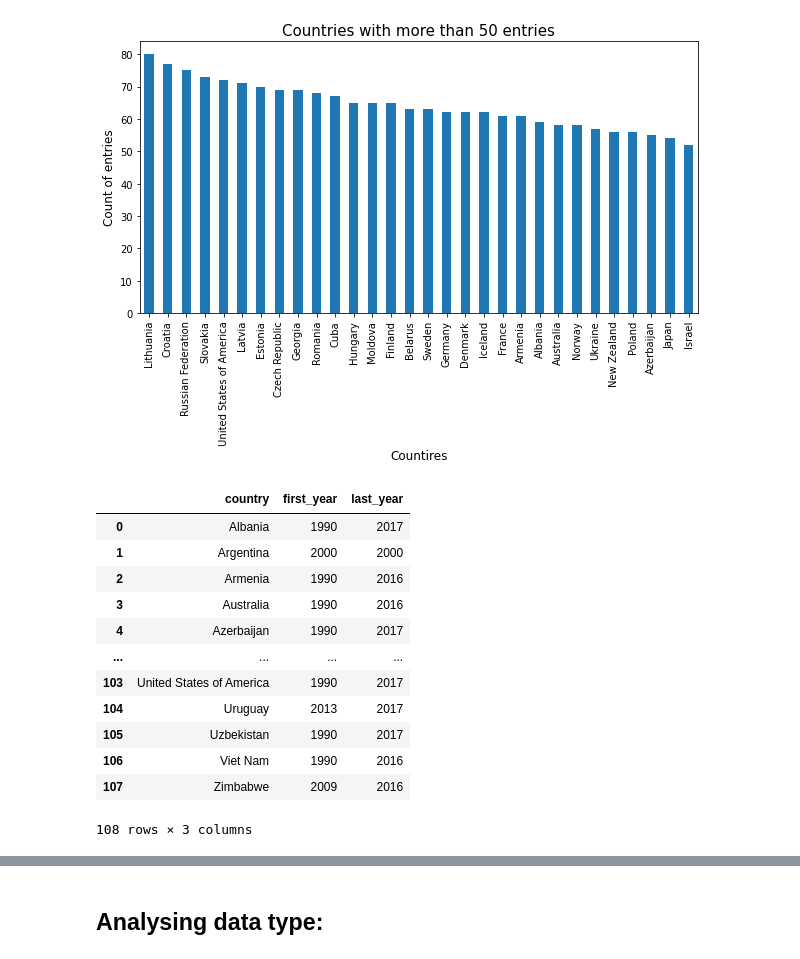
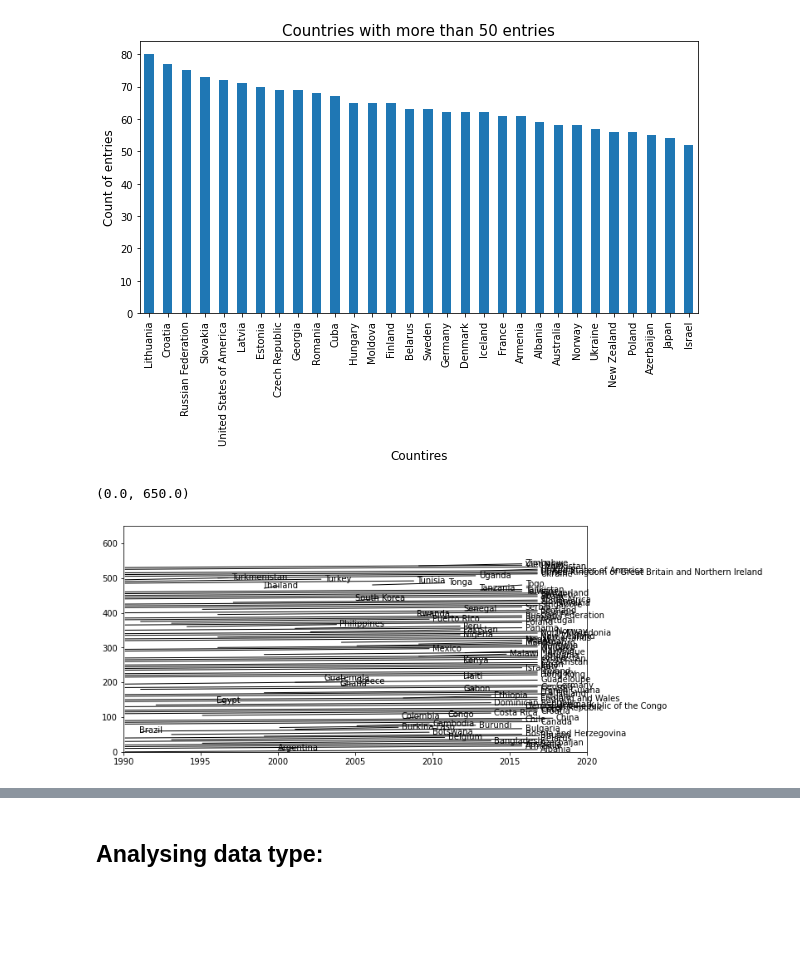
Before and after one commit to evo3000/data_project, a Jupyter notebook: data_project_abortion_incidence.ipynb, the cells around one changed output, grey strips where cells are left out. Saved outputs shown, nothing was run; the diff lists cells and outputs as text; code cells hidden in the pictures; blank space fills up the shorter version.

Commit message:
data project starting

```diff
--- a/data_project_abortion_incidence.ipynb
+++ b/data_project_abortion_incidence.ipynb
@@ -133,25 +134,27 @@ for name, c_df in df.groupby("country"):
     country_data.append(
         {
             "country": name,
-            "first_year": c_df.yearstart.min(),
-            "last_year": c_df.yearstart.max(),
+            "first_year": int(c_df.yearstart.min()),
+            "last_year": int(c_df.yearstart.max()),
         }
     )
 country_range = pd.DataFrame(country_data)
-# %% [output]
-|  | country | first_year | last_year |
-| 0 | Albania | 1990 | 2017 |
-| 1 | Argentina | 2000 | 2000 |
-| 2 | Armenia | 1990 | 2016 |
-| 3 | Australia | 1990 | 2016 |
-| 4 | Azerbaijan | 1990 | 2017 |
-| ... | ... | ... | ... |
-| 103 | United States of America | 1990 | 2017 |
-| 104 | Uruguay | 2013 | 2017 |
-| 105 | Uzbekistan | 1990 | 2017 |
-| 106 | Viet Nam | 1990 | 2016 |
-| 107 | Zimbabwe | 2009 | 2016 |
-108 rows × 3 columns
+# %%
+fig, ax = plt.subplots()
+for i, row in country_range.iterrows():
+    ax.annotate(
+        row.country,
+        xy=(row.first_year, i*5),
+        xycoords="data",
+        xytext=(row.last_year, i*5),
+        textcoords="data",
+        arrowprops=dict(arrowstyle="-", connectionstyle="arc3"),
+    )
+plt.xlim([1990,2020])
+plt.ylim([0,650])
+# %% [output]
+(0.0, 650.0)
+[figure, added]
 # %%
 country_range.plot(kind="bar")
 # %% [output]
```
Also changed, not shown: parts of 6 cells of this notebook.
